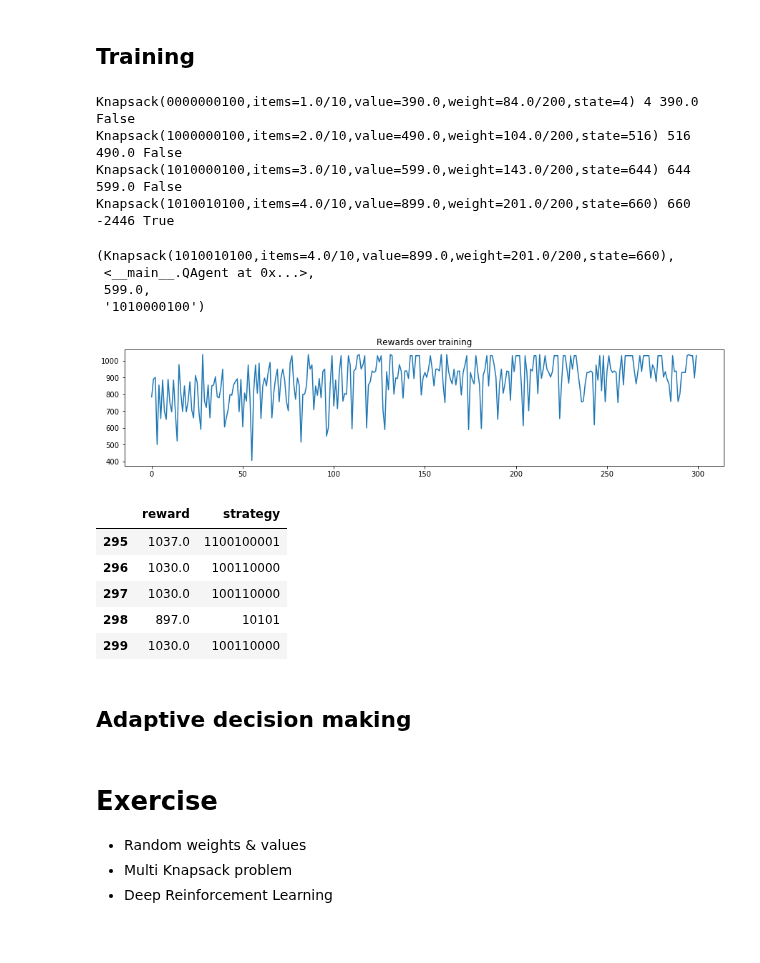
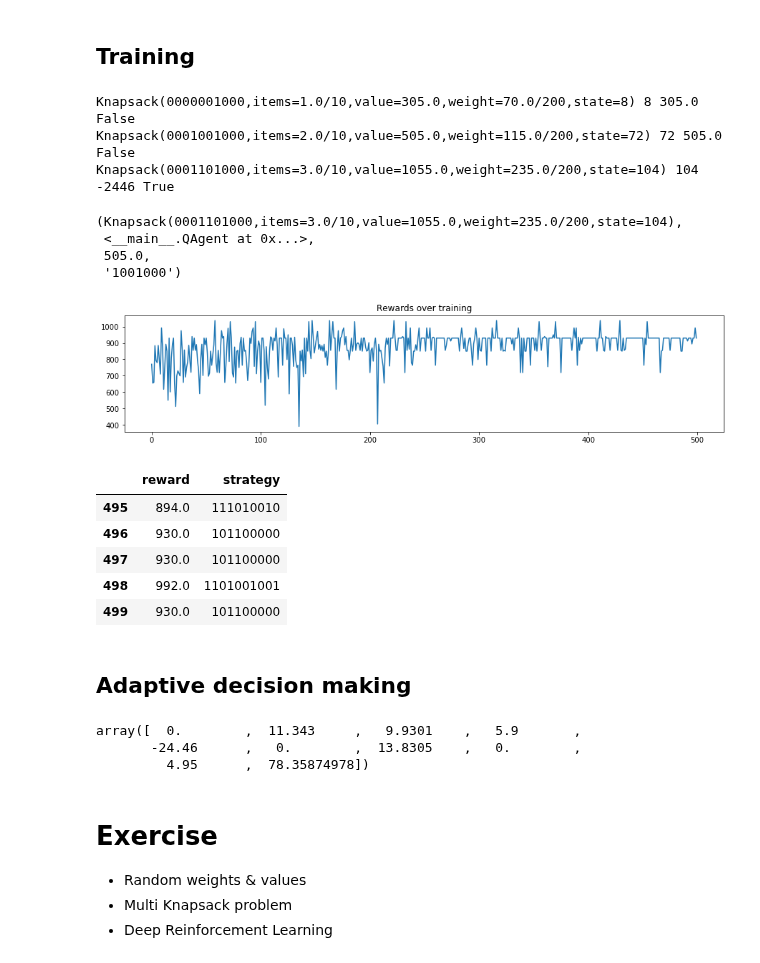
Before and after one commit to TheoLvs/reinforcement-learning, a Jupyter notebook: 9. Discrete optimization with RL/Reinforcement Learning for knapsack problem.ipynb, the cells around one changed output. Saved outputs shown, nothing was run; the diff lists cells and outputs as text; code cells hidden in the pictures.

```diff
--- a/9. Discrete optimization with RL/Reinforcement Learning for knapsack problem.ipynb
+++ b/9. Discrete optimization with RL/Reinforcement Learning for knapsack problem.ipynb
@@ -95,7 +95,7 @@ class KnapsackEnvironment:
         return s_next,reward,done
 
     def state_to_str(self):
-        return "".join(map(str,env.state.astype(int)))
+        return "".join(map(str,self.state.astype(int)))
 
 
     def state_to_index(self):
@@ -137,7 +137,7 @@ def compute_n_states(n_items):
     return np.sum([scipy.special.comb(n_items,i) for i in range(n_items+1)])
 # %%
 n_states = []
-for n_items in x:
+for n_items in range(20):
     n_states.append(compute_n_states(n_items))
 
 pd.Series(n_states).plot(
@@ -298,33 +303,32 @@ agent = QAgent(10)
 
 run_episode(env,agent,verbose = True)
 # %% [output]
-Knapsack(0000000100,items=1.0/10,value=390.0,weight=84.0/200,state=4) 4 390.0 False
-Knapsack(1000000100,items=2.0/10,value=490.0,weight=104.0/200,state=516) 516 490.0 False
-Knapsack(1010000100,items=3.0/10,value=599.0,weight=143.0/200,state=644) 644 599.0 False
-Knapsack(1010010100,items=4.0/10,value=899.0,weight=201.0/200,state=660) 660 -2446 True
+Knapsack(0000001000,items=1.0/10,value=305.0,weight=70.0/200,state=8) 8 305.0 False
+Knapsack(0001001000,items=2.0/10,value=505.0,weight=115.0/200,state=72) 72 505.0 False
+Knapsack(0001101000,items=3.0/10,value=1055.0,weight=235.0/200,state=104) 104 -2446 True
-(Knapsack(1010010100,items=4.0/10,value=899.0,weight=201.0/200,state=660),
+(Knapsack(0001101000,items=3.0/10,value=1055.0,weight=235.0/200,state=104),
  <__main__.QAgent at 0x...>,
- 599.0,
- '1010000100')
+ 505.0,
+ '1001000')
 # %%
 W = 200 # Total capacity
 p = np.array([100,180,109,200,550,300,305,390,105,207]) # Item prices
 w = np.array([20,20,39,45,120,58,70,84,30,40]) # Item weights
 
 env = KnapsackEnvironment(w,p,W)
-agent = QAgent(len(w),epsilon = 1,epsilon_decay=0.999,gamma = 0.99,lr = 0.1)
+agent = QAgent(len(w),epsilon = 1,epsilon_decay=0.999,gamma = 0.01,lr = 0.01)
 
 
-rewards,env,agent = run_n_episodes(env,agent,300)
+rewards,env,agent = run_n_episodes(env,agent,500)
 rewards.tail()
 # %% [output]
-[figure, old version]
+[figure, new version]
 |  | reward | strategy |
-| 295 | 1037.0 | 1100100001 |
-| 296 | 1030.0 | 100110000 |
-| 297 | 1030.0 | 100110000 |
-| 298 | 897.0 | 10101 |
-| 299 | 1030.0 | 100110000 |
+| 495 | 894.0 | 111010010 |
+| 496 | 930.0 | 101100000 |
+| 497 | 930.0 | 101100000 |
+| 498 | 992.0 | 1101001001 |
+| 499 | 930.0 | 101100000 |
 # %% [markdown]
 ## Adaptive decision making
 # %%
@@ -340,3 +343,9 @@ s_next,r,done = env.step(a)
+# %%
+agent.Q[4]
+# %% [output]
+array([  0.        ,  11.343     ,   9.9301    ,   5.9       ,
+       -24.46      ,   0.        ,  13.8305    ,   0.        ,
+         4.95      ,  78.35874978])
 # %% [markdown]
 # Exercise
 - Random weights & values
```
Also changed, not shown: parts of 6 cells of this notebook.
